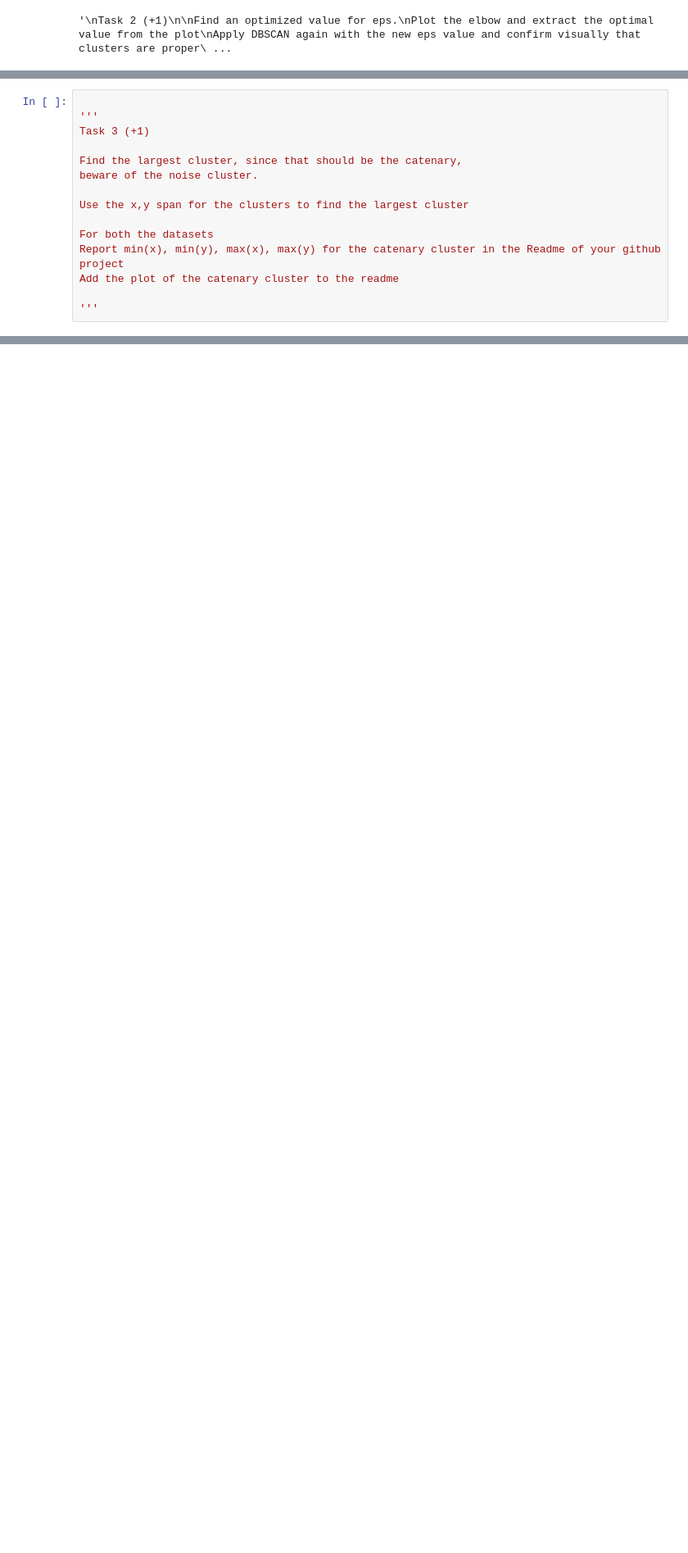
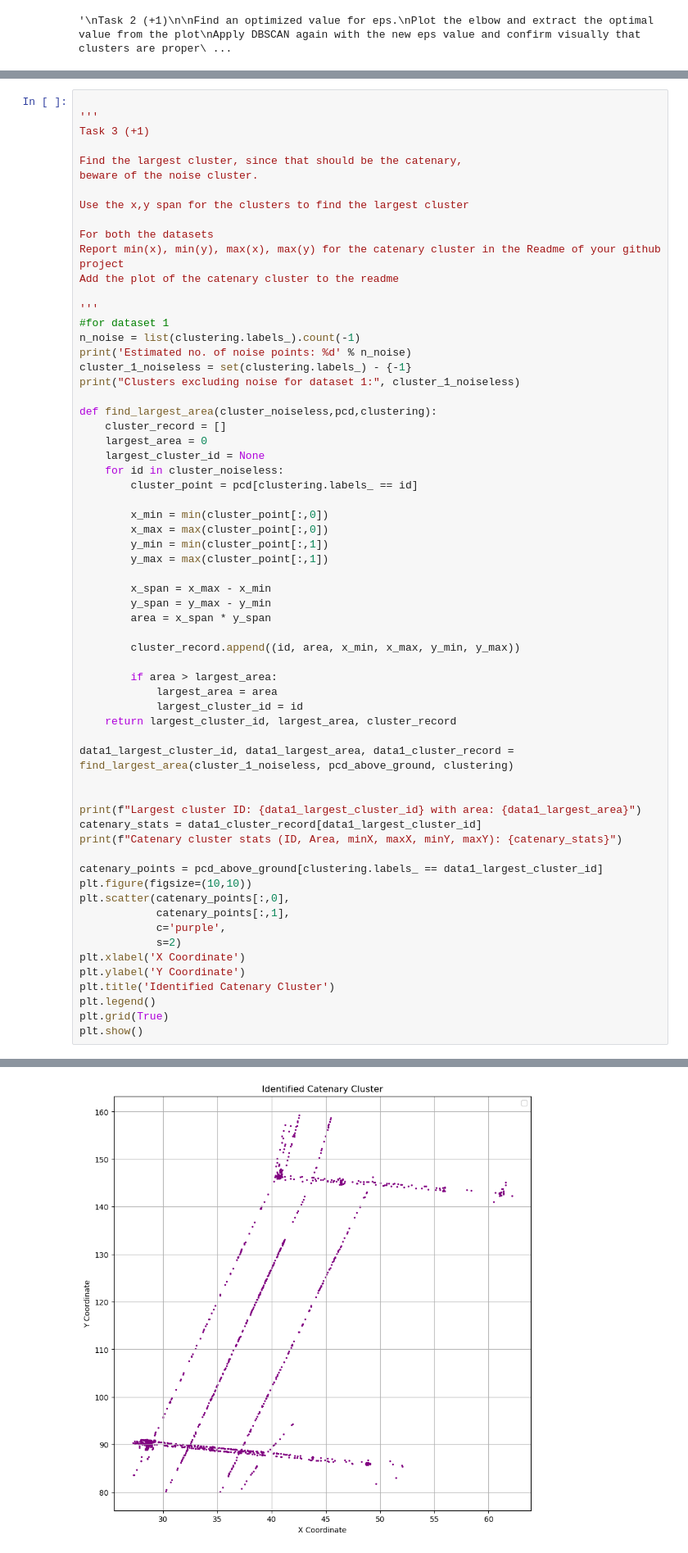
Before and after one commit to Atefeh-Mirzabeigi/LiDAR-Point-Cloud-Processing, a Jupyter notebook: Lidar_assignment-1/share.ipynb, the cells around one changed output, grey strips where cells are left out. Shown at 82% size. Cells and saved outputs as stored; diff of their text form; blank space fills up the shorter version.

```diff
--- a/Lidar_assignment-1/share2.ipynb
+++ b/Lidar_assignment-1/share.ipynb
@@ -360,3 +340,52 @@ Report min(x), min(y), max(x), max(y) for the catenary cluster in the Readme of
 Add the plot of the catenary cluster to the readme
 
 '''
+#for dataset 1
+n_noise = list(clustering.labels_).count(-1)
+print('Estimated no. of noise points: %d' % n_noise)
+cluster_1_noiseless = set(clustering.labels_) - {-1}
+print("Clusters excluding noise for dataset 1:", cluster_1_noiseless)
+
+def find_largest_area(cluster_noiseless,pcd,clustering):
+    cluster_record = []
+    largest_area = 0
+    largest_cluster_id = None
+    for id in cluster_noiseless:
+        cluster_point = pcd[clustering.labels_ == id]
+
+        x_min = min(cluster_point[:,0])
+        x_max = max(cluster_point[:,0])
+        y_min = min(cluster_point[:,1])
+        y_max = max(cluster_point[:,1])
+
+        x_span = x_max - x_min
+        y_span = y_max - y_min
+        area = x_span * y_span
+
+        cluster_record.append((id, area, x_min, x_max, y_min, y_max))
+
+        if area > largest_area:
+            largest_area = area
+            largest_cluster_id = id
+    return largest_cluster_id, largest_area, cluster_record
+
+data1_largest_cluster_id, data1_largest_area, data1_cluster_record = find_largest_area(cluster_1_noiseless, pcd_above_ground, clustering)
+
+
+print(f"Largest cluster ID: {data1_largest_cluster_id} with area: {data1_largest_area}")
+catenary_stats = data1_cluster_record[data1_largest_cluster_id]
+print(f"Catenary cluster stats (ID, Area, minX, maxX, minY, maxY): {catenary_stats}")
+
+catenary_points = pcd_above_ground[clustering.labels_ == data1_largest_cluster_id]
+plt.figure(figsize=(10,10))
+plt.scatter(catenary_points[:,0],
+            catenary_points[:,1],
+            c='purple',
+            s=2)
+plt.xlabel('X Coordinate')
+plt.ylabel('Y Coordinate')
+plt.title('Identified Catenary Cluster')
+plt.legend()
+plt.grid(True)
+plt.show()
+# %% [output]
@@ -362,0 +397 @@ Add the plot of the catenary cluster to the readme
+[figure, added]
```
Also changed, not shown: parts of 4 cells of this notebook, 6 other files.
